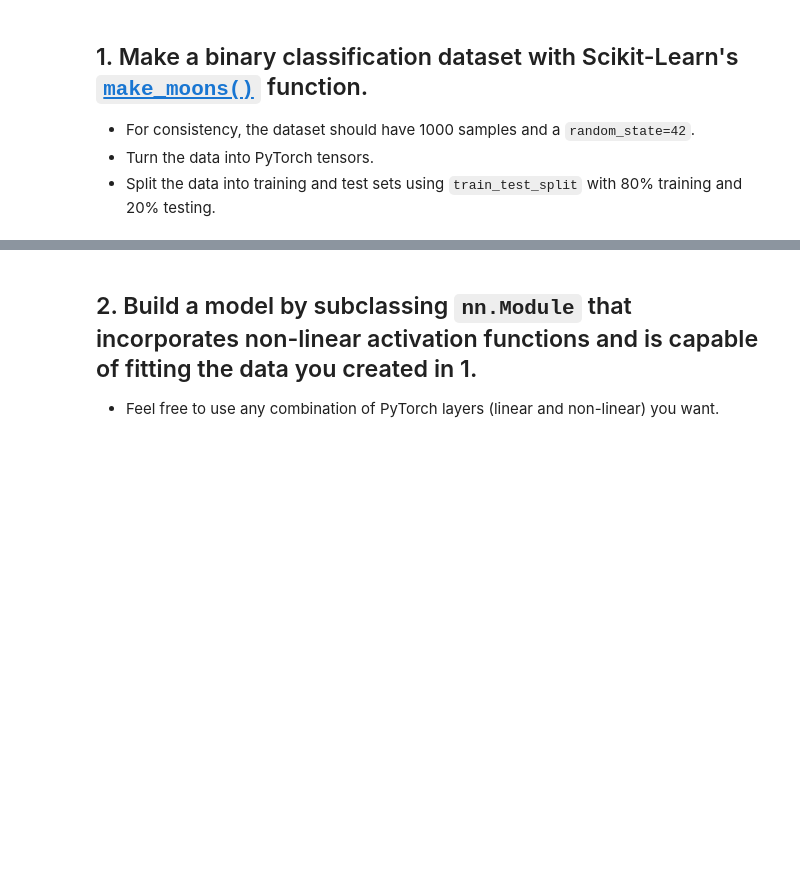
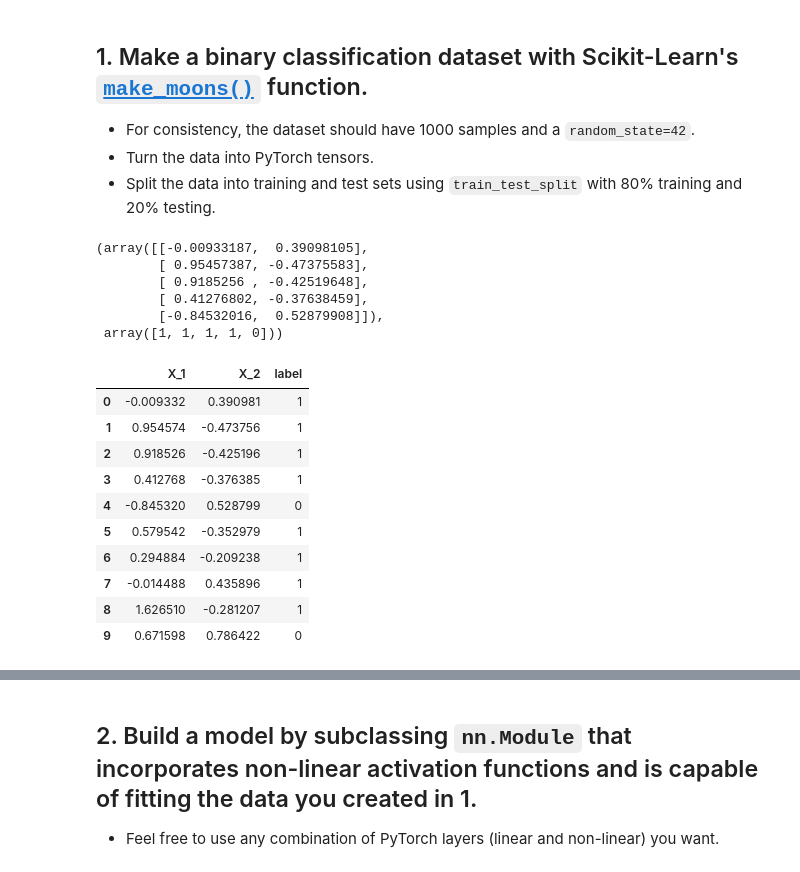
Before and after one commit to zahra-sharifzadeh/pytorch, a Jupyter notebook: extras/exercises/02_pytorch_classification_exercises.ipynb, the cells around one changed output, grey strips where cells are left out. Drawn from its saved outputs; the diff is of its cells as text; code cells hidden in the pictures; blank space fills up the shorter version.

```diff
--- a/extras/exercises/02_pytorch_classification_exercises.ipynb
+++ b/extras/exercises/02_pytorch_classification_exercises.ipynb
@@ -31,9 +31,38 @@ RANDOM_SEED = 42
 # %%
 # Create a dataset with Scikit-Learn's make_moons()
 from sklearn.datasets import make_moons
+
+n_samples = 1000
+
+torch.manual_seed(42)
+torch.cuda.manual_seed(42)
+
+X_moon, y_moon = make_moons(n_samples=n_samples,shuffle=True, noise=0.03, random_state=RANDOM_SEED)
+X_moon[:5], y_moon[:5]
+# %% [output]
+(array([[-0.00933187,  0.39098105],
+        [ 0.95457387, -0.47375583],
+        [ 0.9185256 , -0.42519648],
+        [ 0.41276802, -0.37638459],
+        [-0.84532016,  0.52879908]]),
+ array([1, 1, 1, 1, 0]))
 # %%
 # Turn data into a DataFrame
 import pandas as pd
+df_moon = pd.DataFrame({"X_1": X_moon[:,0], "X_2": X_moon[:,1], "label": y_moon})
+df_moon.head(10)
+# %% [output]
+|  | X_1 | X_2 | label |
+| 0 | -0.009332 | 0.390981 | 1 |
+| 1 | 0.954574 | -0.473756 | 1 |
+| 2 | 0.918526 | -0.425196 | 1 |
+| 3 | 0.412768 | -0.376385 | 1 |
+| 4 | -0.845320 | 0.528799 | 0 |
+| 5 | 0.579542 | -0.352979 | 1 |
+| 6 | 0.294884 | -0.209238 | 1 |
+| 7 | -0.014488 | 0.435896 | 1 |
+| 8 | 1.626510 | -0.281207 | 1 |
+| 9 | 0.671598 | 0.786422 | 0 |
 # %%
 # Visualize the data on a scatter plot
 import matplotlib.pyplot as plt
```
Also changed, not shown: parts of 6 cells of this notebook.
